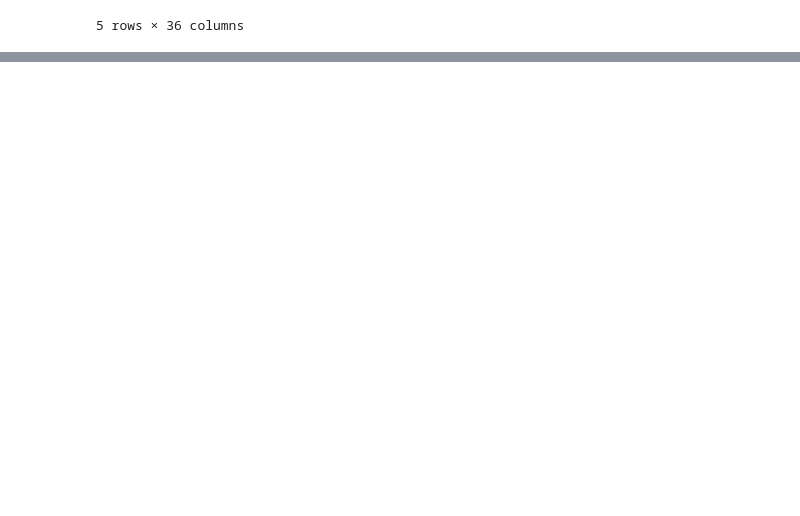
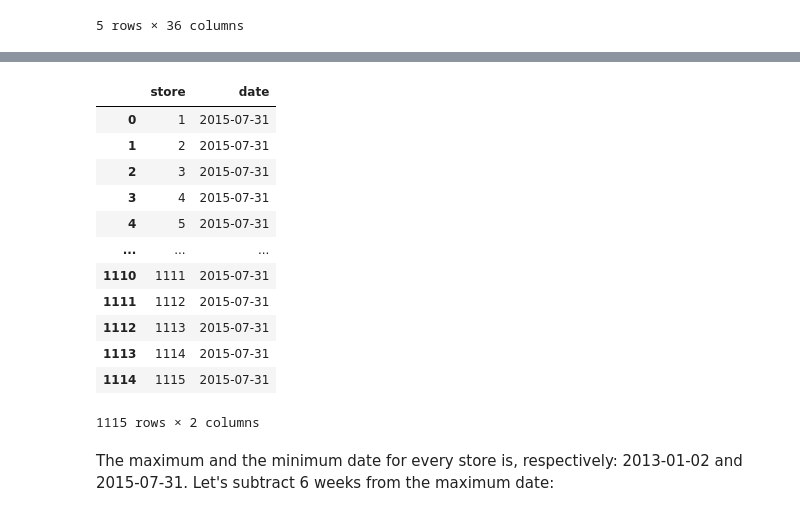
Before and after one commit to lucasquemelli/Rossman_Store_Sales, a Jupyter notebook: rossmann_store_sales.ipynb, the cells around one changed output, grey strips where cells are left out. Drawn from its saved outputs; the diff is of its cells as text; code cells hidden in the pictures; blank space fills up the shorter version.

```diff
--- a/rossmann_store_sales.ipynb
+++ b/rossmann_store_sales.ipynb
@@ -1726,0 +1795,18 @@ df5.head()
+# %%
+df6[["date", "store"]].groupby("store").max().reset_index()
+# %% [output]
+|  | store | date |
+| 0 | 1 | 2015-07-31 |
+| 1 | 2 | 2015-07-31 |
+| 2 | 3 | 2015-07-31 |
+| 3 | 4 | 2015-07-31 |
+| 4 | 5 | 2015-07-31 |
+| ... | ... | ... |
+| 1110 | 1111 | 2015-07-31 |
+| 1111 | 1112 | 2015-07-31 |
+| 1112 | 1113 | 2015-07-31 |
+| 1113 | 1114 | 2015-07-31 |
+| 1114 | 1115 | 2015-07-31 |
+1115 rows × 2 columns
+# %% [markdown]
+The maximum and the minimum date for every store is, respectively: 2013-01-02 and 2015-07-31. Let's subtract 6 weeks from the maximum date:
```
Also changed, not shown: parts of 16 cells of this notebook.
